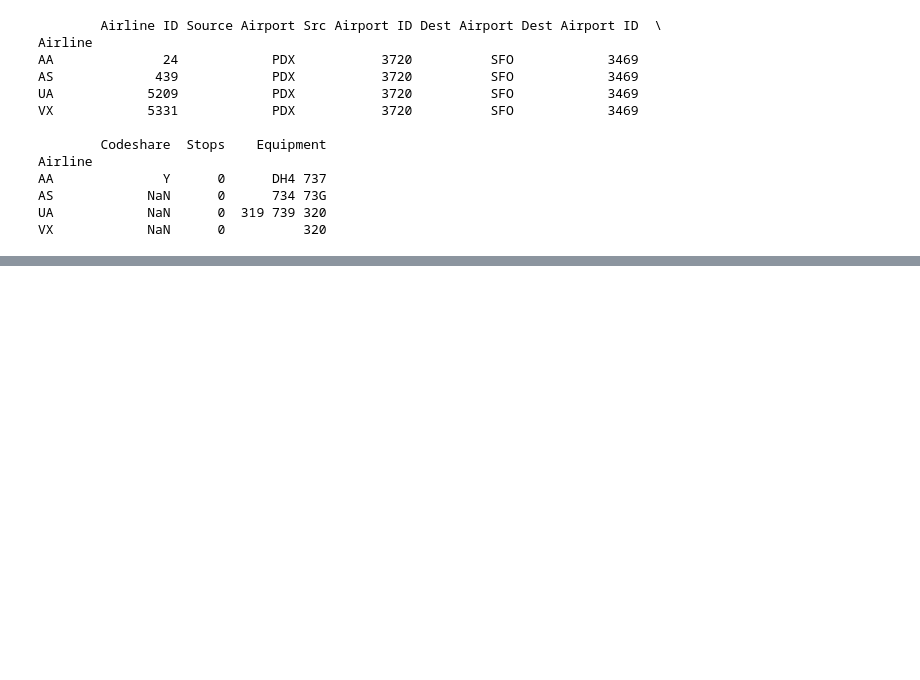
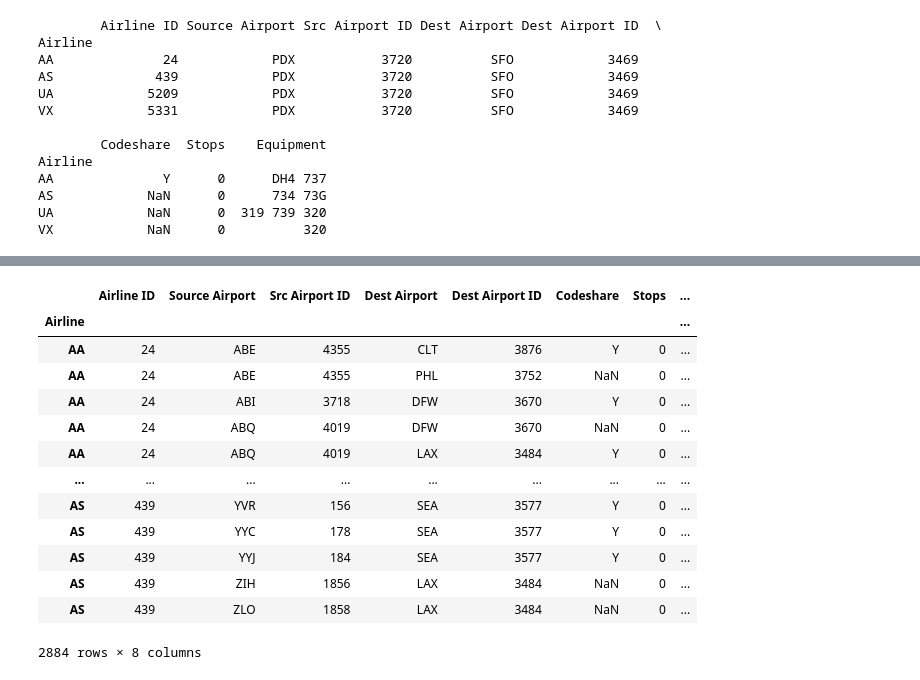
Before and after one commit to burgechris/FlightRoutes, a Jupyter notebook: FlightDataExplore.ipynb, the cells around one changed output, grey strips where cells are left out. Drawn from its saved outputs; the diff is of its cells as text; code cells hidden in the pictures; blank space fills up the shorter version.

```diff
--- a/FlightDataExplore.ipynb
+++ b/FlightDataExplore.ipynb
@@ -175,0 +307,17 @@ VX            NaN      0          320
+# %%
+routes[(routes.index == 'AA') | (routes.index == 'AS')]
+# %% [output]
+|  | Airline ID | Source Airport | Src Airport ID | Dest Airport | Dest Airport ID | Codeshare | Stops | ... |
+| Airline |  |  |  |  |  |  |  | ... |
+| AA | 24 | ABE | 4355 | CLT | 3876 | Y | 0 | ... |
+| AA | 24 | ABE | 4355 | PHL | 3752 | NaN | 0 | ... |
+| AA | 24 | ABI | 3718 | DFW | 3670 | Y | 0 | ... |
+| AA | 24 | ABQ | 4019 | DFW | 3670 | NaN | 0 | ... |
+| AA | 24 | ABQ | 4019 | LAX | 3484 | Y | 0 | ... |
+| ... | ... | ... | ... | ... | ... | ... | ... | ... |
+| AS | 439 | YVR | 156 | SEA | 3577 | Y | 0 | ... |
+| AS | 439 | YYC | 178 | SEA | 3577 | Y | 0 | ... |
+| AS | 439 | YYJ | 184 | SEA | 3577 | Y | 0 | ... |
+| AS | 439 | ZIH | 1856 | LAX | 3484 | NaN | 0 | ... |
+| AS | 439 | ZLO | 1858 | LAX | 3484 | NaN | 0 | ... |
+2884 rows × 8 columns
```
Also changed, not shown: parts of 11 cells of this notebook, 1 other file.
